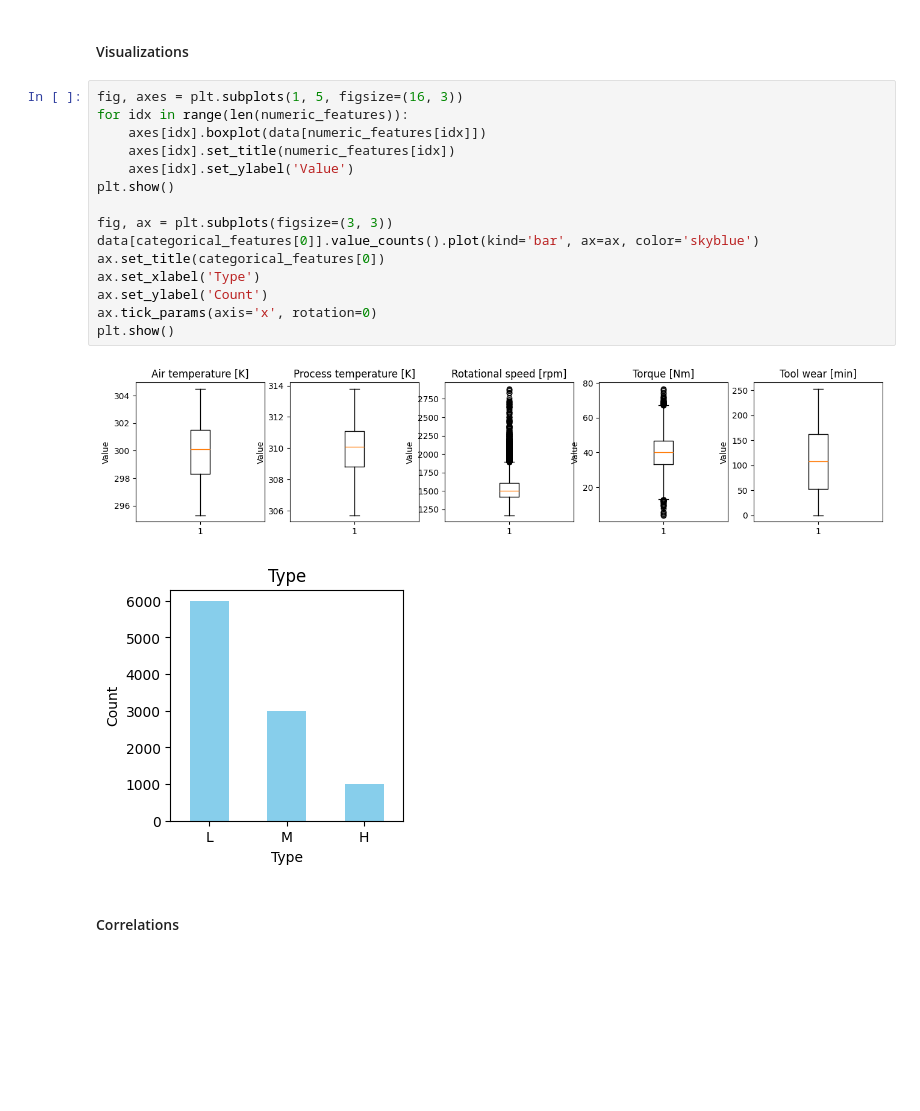
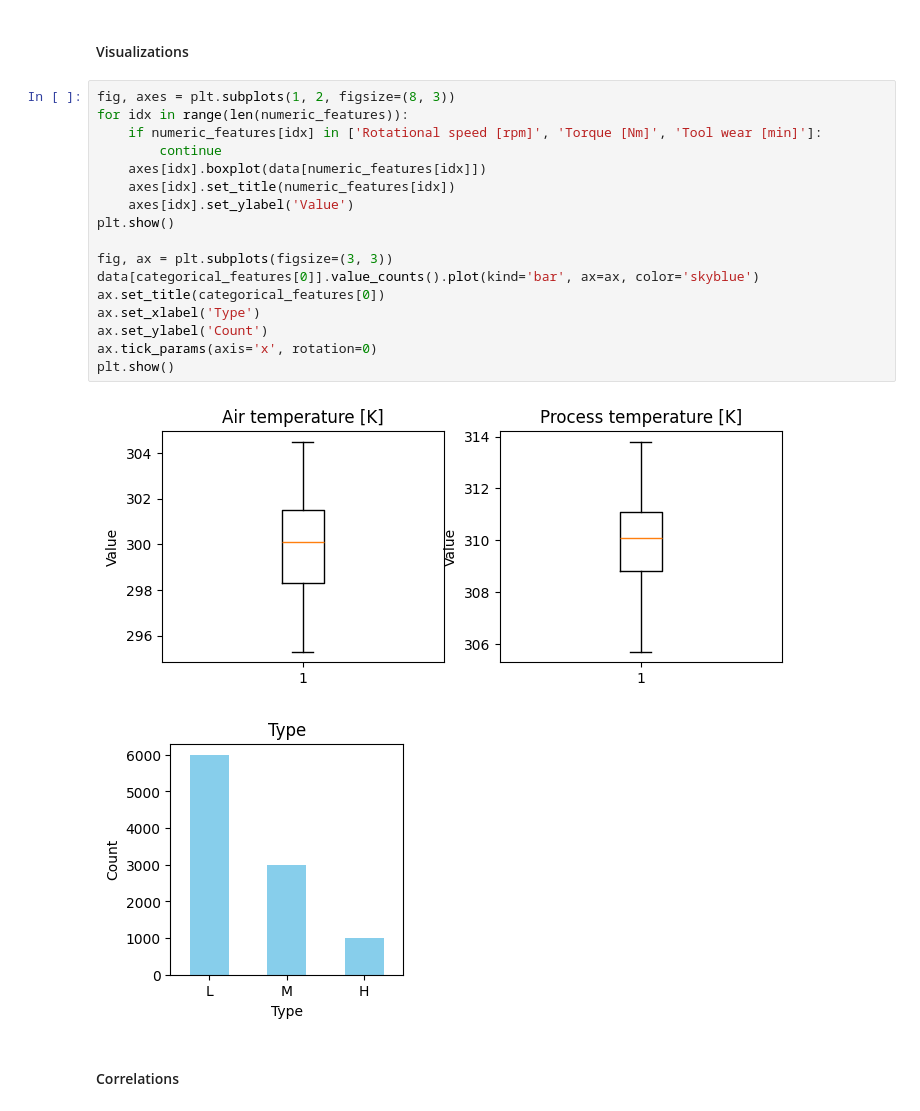
Before and after one commit to ascharie/CS349---Group8, a Jupyter notebook: Final Project/Main.ipynb, the cells around one changed output. Drawn from its saved outputs; the diff is of its cells as text; blank space fills up the shorter version.

```diff
--- a/Final Project/Main.ipynb
+++ b/Final Project/Main.ipynb
@@ -71,22 +71,24 @@ Label Columns
 # %% [markdown]
 #### Visualizations
 # %%
-fig, axes = plt.subplots(1, 5, figsize=(16, 3))
+fig, axes = plt.subplots(1, 2, figsize=(8, 3))
 for idx in range(len(numeric_features)):
+    if numeric_features[idx] in ['Rotational speed [rpm]', 'Torque [Nm]', 'Tool wear [min]']:
+        continue
     axes[idx].boxplot(data[numeric_features[idx]])
     axes[idx].set_title(numeric_features[idx])
     axes[idx].set_ylabel('Value')
 plt.show()
 
 fig, ax = plt.subplots(figsize=(3, 3))
 data[categorical_features[0]].value_counts().plot(kind='bar', ax=ax, color='skyblue')
 ax.set_title(categorical_features[0])
 ax.set_xlabel('Type')
 ax.set_ylabel('Count')
 ax.tick_params(axis='x', rotation=0)
 plt.show()
 # %% [output]
-[figure, old version]
+[figure, new version]
 [figure]
 # %% [markdown]
 #### Correlations
```
Also changed, not shown: parts of 5 cells of this notebook, 4 other files.
